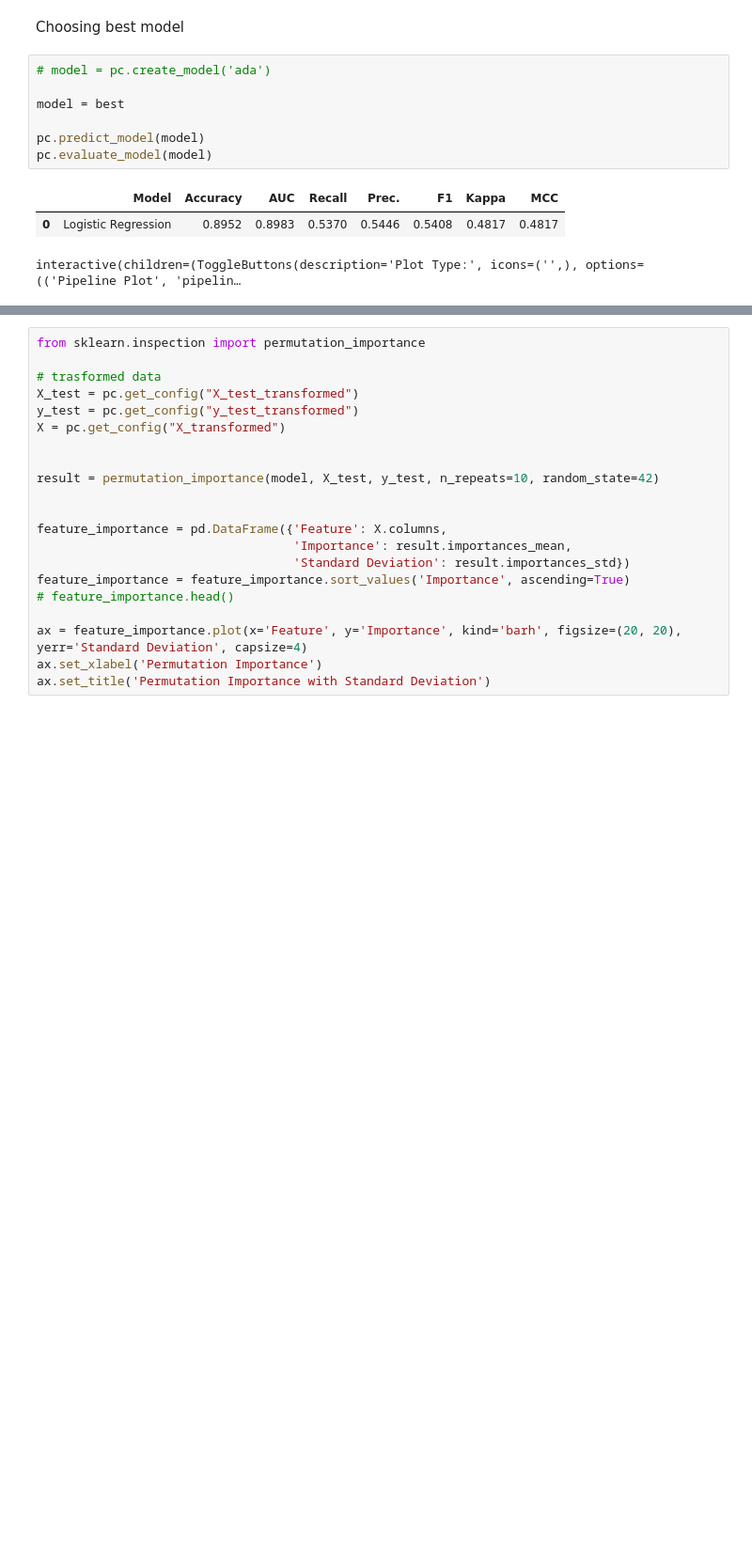
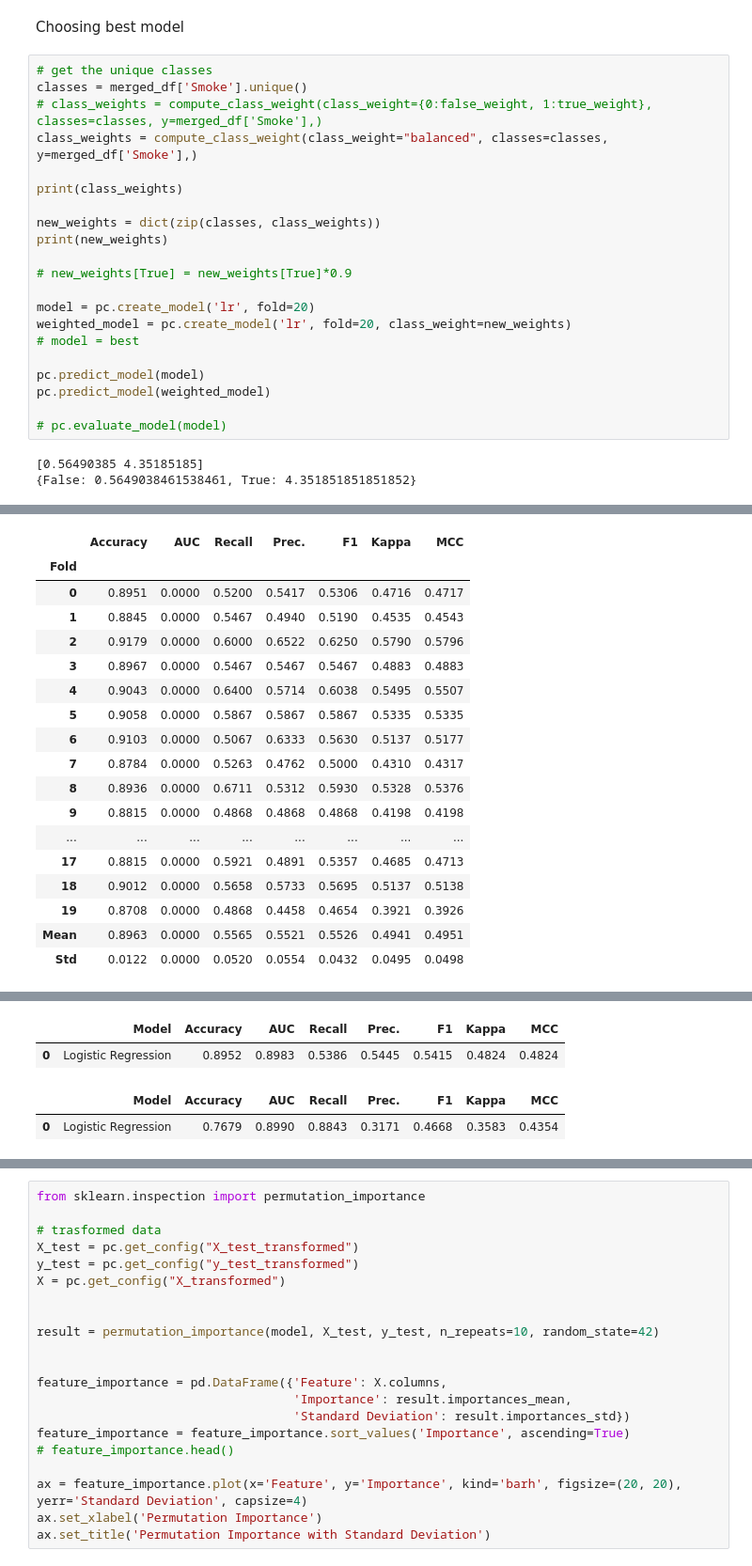
Before and after one commit to frazah/tobacco-analysis, a Jupyter notebook: src/notebooks/youth copy.ipynb, the cells around one changed output, grey strips where cells are left out. Shown at 94% size. Drawn from its saved outputs; the diff is of its cells as text; blank space fills up the shorter version.

```diff
--- a/src/notebooks/youth copy.ipynb
+++ b/src/notebooks/youth copy.ipynb
@@ -327,13 +330,26 @@ best = pc.compare_models(sort='MCC')
 # %% [markdown]
 Choosing best model
-# %%
-# model = pc.create_model('ada')
-
-model = best
-
-pc.predict_model(model)
-pc.evaluate_model(model)
-# %% [output]
-|  | Model | Accuracy | AUC | Recall | Prec. | F1 | Kappa | MCC |
-| 0 | Logistic Regression | 0.8952 | 0.8983 | 0.5370 | 0.5446 | 0.5408 | 0.4817 | 0.4817 |
-interactive(children=(ToggleButtons(description='Plot Type:', icons=('',), options=(('Pipeline Plot', 'pipelin…
+# %%
+# get the unique classes
+classes = merged_df['Smoke'].unique()
+# class_weights = compute_class_weight(class_weight={0:false_weight, 1:true_weight}, classes=classes, y=merged_df['Smoke'],)
+class_weights = compute_class_weight(class_weight="balanced", classes=classes, y=merged_df['Smoke'],)
+
+print(class_weights)
+
+new_weights = dict(zip(classes, class_weights))
+print(new_weights)
+
+# new_weights[True] = new_weights[True]*0.9
+
+model = pc.create_model('lr', fold=20)
+weighted_model = pc.create_model('lr', fold=20, class_weight=new_weights)
+# model = best
+
+pc.predict_model(model)
+pc.predict_model(weighted_model)
+
+# pc.evaluate_model(model)
+# %% [output]
+[0.56490385 4.35185185]
+{False: 0.5649038461538461, True: 4.351851851851852}
@@ -339,0 +357,18 @@ interactive(children=(ToggleButtons(description='Plot Type:', icons=('',), optio
+|  | Accuracy | AUC | Recall | Prec. | F1 | Kappa | MCC |
+| Fold |  |  |  |  |  |  |  |
+| 0 | 0.8951 | 0.0000 | 0.5200 | 0.5417 | 0.5306 | 0.4716 | 0.4717 |
+| 1 | 0.8845 | 0.0000 | 0.5467 | 0.4940 | 0.5190 | 0.4535 | 0.4543 |
+| 2 | 0.9179 | 0.0000 | 0.6000 | 0.6522 | 0.6250 | 0.5790 | 0.5796 |
+| 3 | 0.8967 | 0.0000 | 0.5467 | 0.5467 | 0.5467 | 0.4883 | 0.4883 |
+| 4 | 0.9043 | 0.0000 | 0.6400 | 0.5714 | 0.6038 | 0.5495 | 0.5507 |
+| 5 | 0.9058 | 0.0000 | 0.5867 | 0.5867 | 0.5867 | 0.5335 | 0.5335 |
+| 6 | 0.9103 | 0.0000 | 0.5067 | 0.6333 | 0.5630 | 0.5137 | 0.5177 |
+| 7 | 0.8784 | 0.0000 | 0.5263 | 0.4762 | 0.5000 | 0.4310 | 0.4317 |
+| 8 | 0.8936 | 0.0000 | 0.6711 | 0.5312 | 0.5930 | 0.5328 | 0.5376 |
+| 9 | 0.8815 | 0.0000 | 0.4868 | 0.4868 | 0.4868 | 0.4198 | 0.4198 |
+| ... | ... | ... | ... | ... | ... | ... | ... |
+| 17 | 0.8815 | 0.0000 | 0.5921 | 0.4891 | 0.5357 | 0.4685 | 0.4713 |
+| 18 | 0.9012 | 0.0000 | 0.5658 | 0.5733 | 0.5695 | 0.5137 | 0.5138 |
+| 19 | 0.8708 | 0.0000 | 0.4868 | 0.4458 | 0.4654 | 0.3921 | 0.3926 |
+| Mean | 0.8963 | 0.0000 | 0.5565 | 0.5521 | 0.5526 | 0.4941 | 0.4951 |
+| Std | 0.0122 | 0.0000 | 0.0520 | 0.0554 | 0.0432 | 0.0495 | 0.0498 |
@@ -339,0 +396,4 @@ interactive(children=(ToggleButtons(description='Plot Type:', icons=('',), optio
+|  | Model | Accuracy | AUC | Recall | Prec. | F1 | Kappa | MCC |
+| 0 | Logistic Regression | 0.8952 | 0.8983 | 0.5386 | 0.5445 | 0.5415 | 0.4824 | 0.4824 |
+|  | Model | Accuracy | AUC | Recall | Prec. | F1 | Kappa | MCC |
+| 0 | Logistic Regression | 0.7679 | 0.8990 | 0.8843 | 0.3171 | 0.4668 | 0.3583 | 0.4354 |
```
Also changed, not shown: parts of 3 cells of this notebook, 1 other file.
